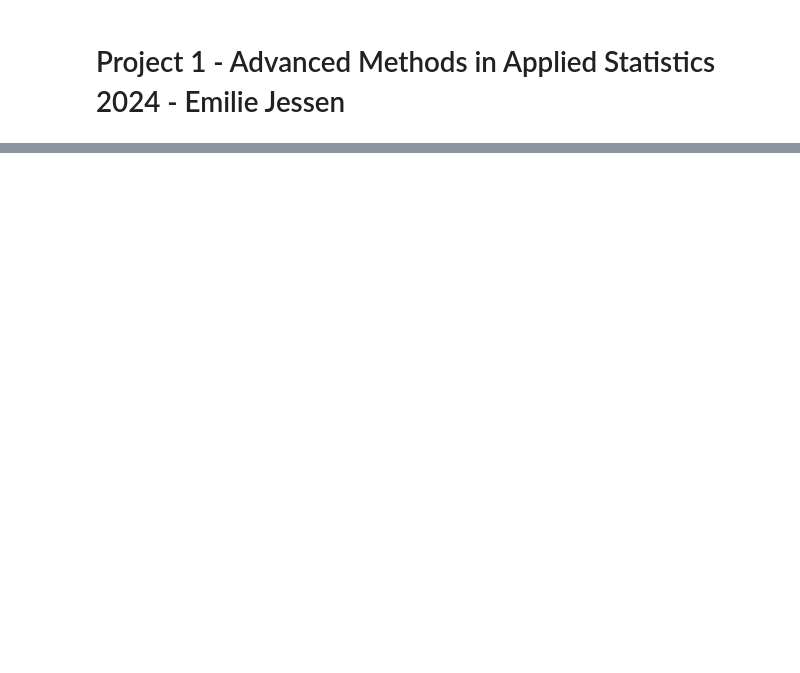
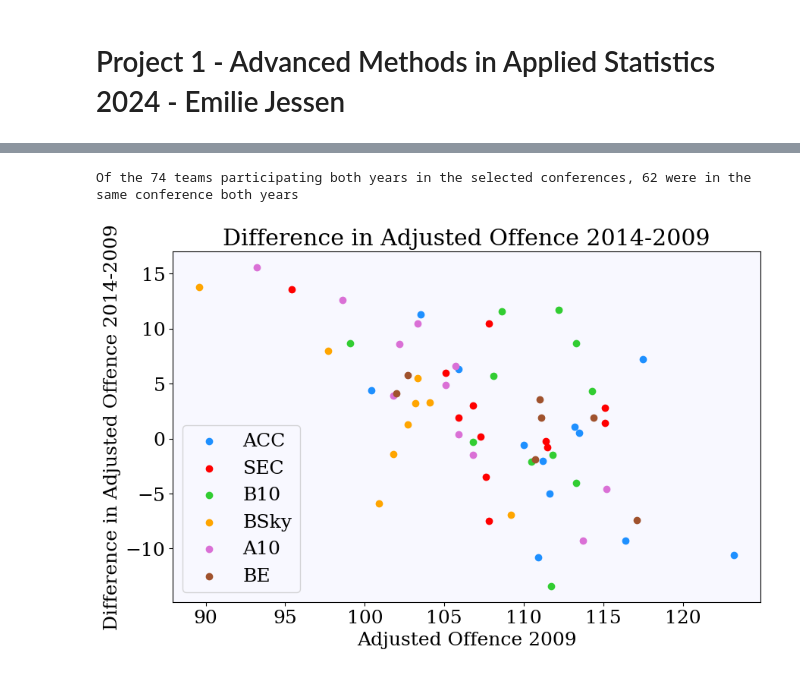
Before and after one commit to Emilie-Jessen/AppStat2, a Jupyter notebook: Project_01/Solution_01.ipynb, the cells around one changed output, grey strips where cells are left out. Saved outputs shown, nothing was run; the diff lists cells and outputs as text; code cells hidden in the pictures; blank space fills up the shorter version.

```diff
--- a/Project_01/Solution_01.ipynb
+++ b/Project_01/Solution_01.ipynb
@@ -25,0 +184,14 @@ import emcee
+# %%
+# Calculate the mean and median for the difference in adjusted offence for the teams in the selected conferences seperately
+mean_diff_AdjO = []
+median_diff_AdjO = []
+
+for i in range(len(conference)):
+    diff_AdjO = difference_in_AdjO(teams_sorted_conf[i])
+    diff_AdjO = np.array(diff_AdjO).squeeze()
+
+    mean_diff_AdjO.append(np.mean(diff_AdjO[:,1]))
+    median_diff_AdjO.append(np.median(diff_AdjO[:,1]))
+
+    print(f'For the {len(teams_sorted_conf[i])} teams in the {conference[i]} conference: \
+           \t mean = {mean_diff_AdjO[i]:.3f} \t median = {median_diff_AdjO[i]:.3f}')
@@ -25,0 +316,51 @@ import emcee
+# %%
+# Repeating exercise 2 - incl. 'BE' conference
+
+# Exclude the teams that were not participating both years and those not in the selected conferences
+selected_teams_01 = df_09['Team'][~df_09['Team'].isin(teams_not_in_14)][df_09['Conf'].isin(conference_01)].to_numpy()
+
+# Find if the teams were in the same conference both years.
+# Boolean array to mask the teams that were in the same conference both years
+same_conf_01 = np.zeros(len(selected_teams_01))
+
+for i in range(len(selected_teams_01)):
+    conf_09 = df_09['Conf'][df_09['Team'] == selected_teams_01[i]].to_numpy()
+    conf_14 = df_14['Conf'][df_14['Team'] == selected_teams_01[i]].to_numpy()
+    same_conf_01[i] = (conf_09 == conf_14)
+
+print(f'Of the {len(selected_teams_01)} teams participating both years in the selected conferences, {int(np.sum(same_conf_01))} were in the same conference both years')
+
+# Selecting the teams that were in the same conference both years
+teams_same_conf_01 = selected_teams_01[same_conf_01.astype(bool)]
+
+# Sorting the teams into conferences
+teams_sorted_conf_01 = []
+
+for i in range(len(conference_01)):
+    conf_teams_01 = []
+
+    for j in range(len(teams_same_conf_01)):
+        if df_09['Conf'][df_09['Team'] == teams_same_conf_01[j]].to_numpy() == conference_01[i]:
+            conf_teams_01.append(teams_same_conf_01[j])
+
+    teams_sorted_conf_01.append(conf_teams_01)
+
+# Plotting
+fig, ax = plt.subplots(figsize=(10,6))
+
+for i in range(len(conference)):
+    diff_AdjO = difference_in_AdjO(teams_sorted_conf_01[i])
+    diff_AdjO = np.array(diff_AdjO).squeeze()
+
+    ax.scatter(diff_AdjO[:,0], diff_AdjO[:,1], label=conference_01[i], color=colors_01[i])
+
+ax.set(xlabel= 'Adjusted Offence 2009',
+         ylabel= 'Difference in Adjusted Offence 2014-2009',
+         title= 'Difference in Adjusted Offence 2014-2009')
+ax.legend()
+
+if save_plots:
+    plt.savefig('Diff_AdjO_01.png', dpi=300)
+# %% [output]
+Of the 74 teams participating both years in the selected conferences, 62 were in the same conference both years
+[figure, added]
```
Also changed, not shown: parts of 25 cells of this notebook, 3 other files.
